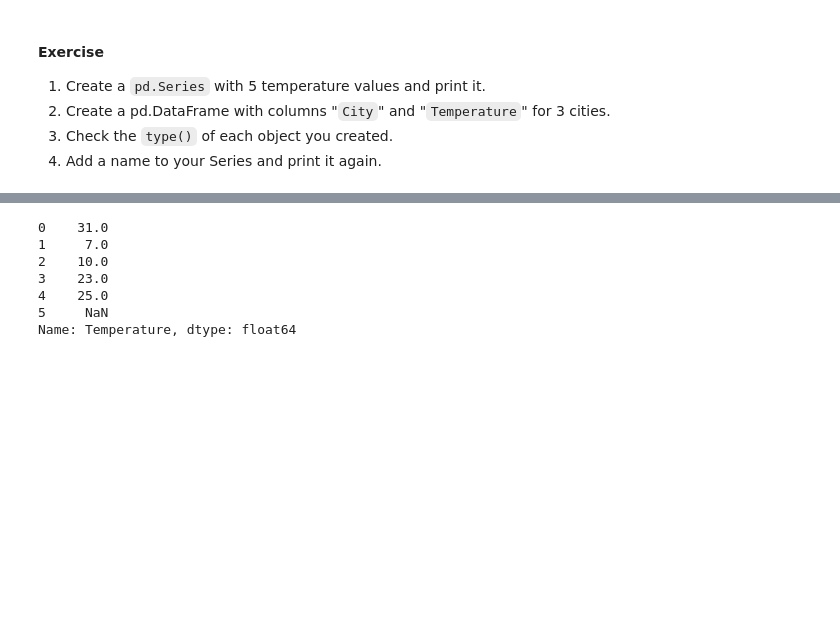
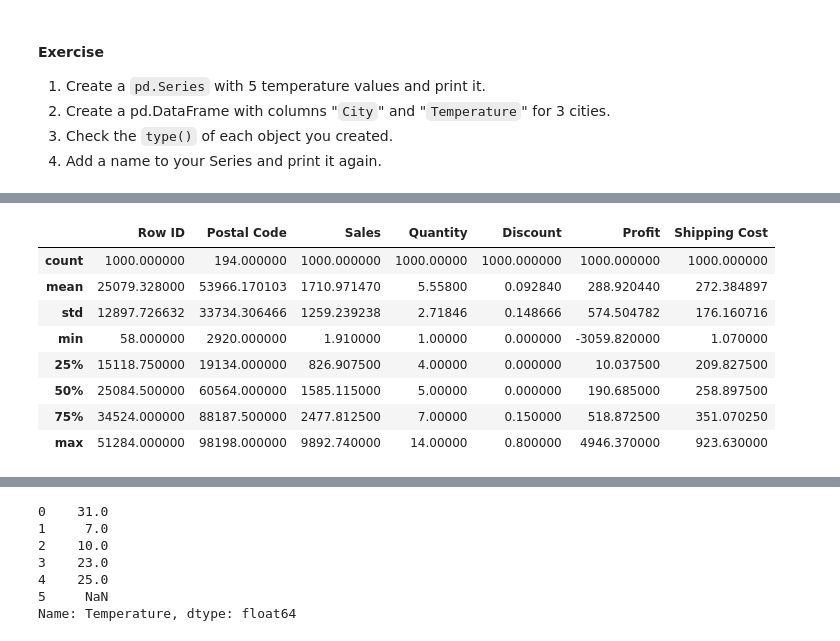
Before and after one commit to BalqishOmar/Balqish_AIML-nexperts4, a Jupyter notebook: Day 07 - Pandas/inclass 1 Pandas .ipynb, the cells around one changed output, grey strips where cells are left out. Cells and saved outputs as stored; diff of their text form; code cells hidden in the pictures; blank space fills up the shorter version.

```diff
--- a/Day 07 - Pandas/inclass 1 Pandas .ipynb
+++ b/Day 07 - Pandas/inclass 1 Pandas .ipynb
@@ -194,0 +162,4 @@ temp_df
+# %%
+path = r"C:\Users\devid\Desktop\Nexperts Academy\AIML-nexperts4\Resources\Global_Superstore(CSV).csv"
+df_sales = pd.read_csv(path)
+df_sales.head(2)
@@ -211,0 +222,14 @@ marks_df.sample()
+# %%
+df_sales.describe() # only for the numerical columns
+# to check the statistics
+#
+# %% [output]
+|  | Row ID | Postal Code | Sales | Quantity | Discount | Profit | Shipping Cost |
+| count | 1000.000000 | 194.000000 | 1000.000000 | 1000.00000 | 1000.000000 | 1000.000000 | 1000.000000 |
+| mean | 25079.328000 | 53966.170103 | 1710.971470 | 5.55800 | 0.092840 | 288.920440 | 272.384897 |
+| std | 12897.726632 | 33734.306466 | 1259.239238 | 2.71846 | 0.148666 | 574.504782 | 176.160716 |
+| min | 58.000000 | 2920.000000 | 1.910000 | 1.00000 | 0.000000 | -3059.820000 | 1.070000 |
+| 25% | 15118.750000 | 19134.000000 | 826.907500 | 4.00000 | 0.000000 | 10.037500 | 209.827500 |
+| 50% | 25084.500000 | 60564.000000 | 1585.115000 | 5.00000 | 0.000000 | 190.685000 | 258.897500 |
+| 75% | 34524.000000 | 88187.500000 | 2477.812500 | 7.00000 | 0.150000 | 518.872500 | 351.070250 |
+| max | 51284.000000 | 98198.000000 | 9892.740000 | 14.00000 | 0.800000 | 4946.370000 | 923.630000 |
```
Also changed, not shown: parts of 36 cells of this notebook, 2 other files.
